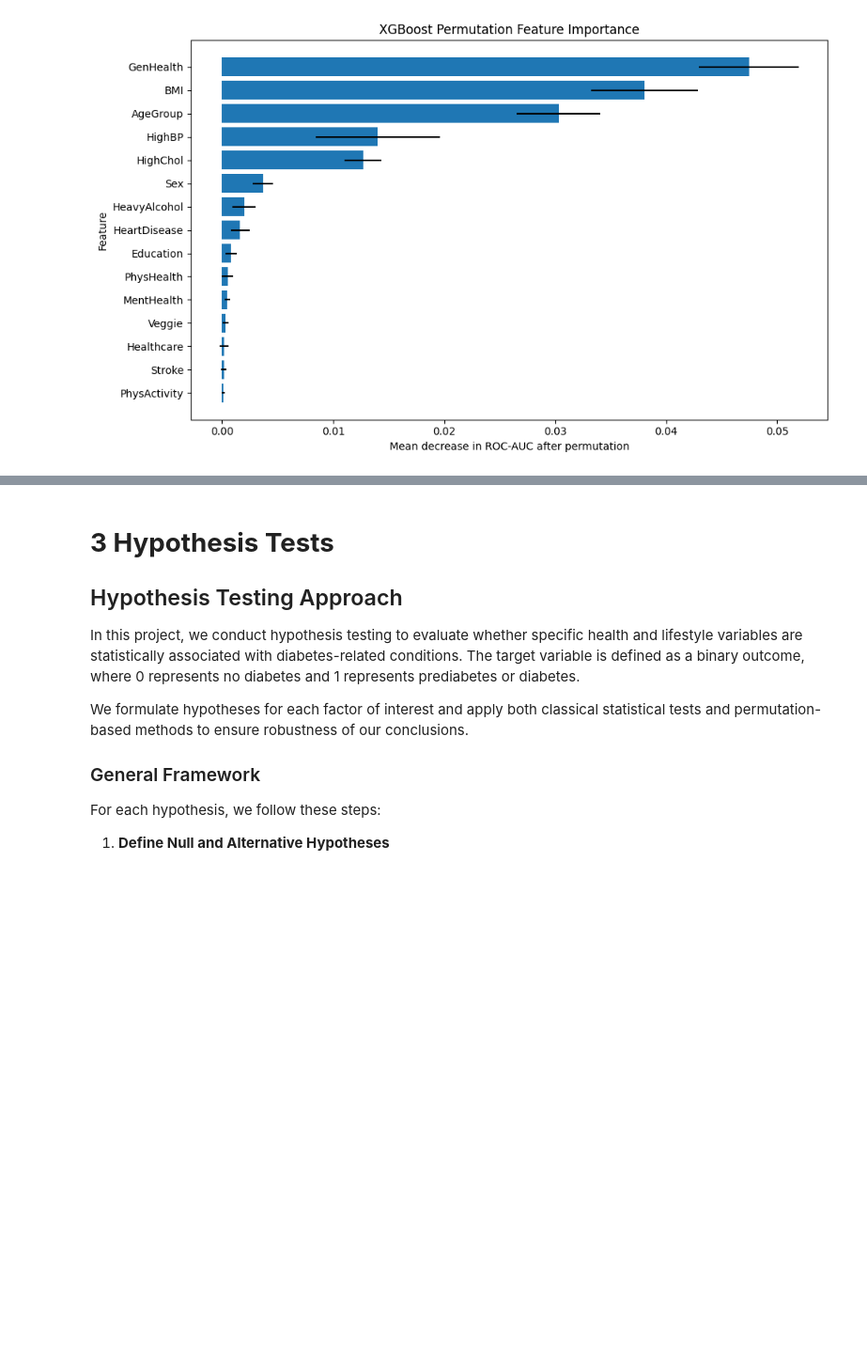
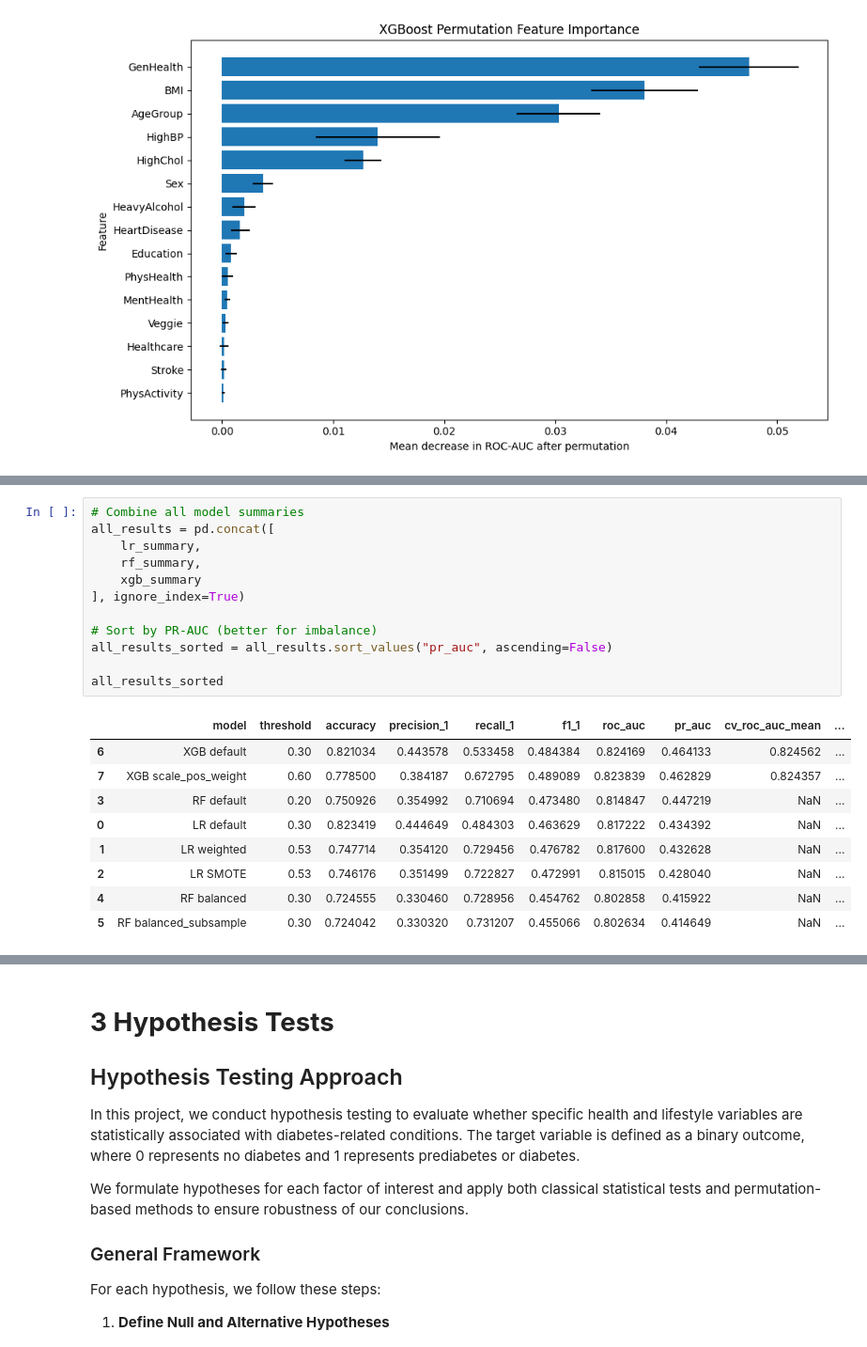
Before and after one commit to LixiJiang/CIS5450Final, a Jupyter notebook: CIS5450_Final_Project.ipynb, the cells around one changed output, grey strips where cells are left out. Shown at 94% size. Drawn from its saved outputs; the diff is of its cells as text; blank space fills up the shorter version.

```diff
--- a/CIS5450_Final_Project.ipynb
+++ b/CIS5450_Final_Project.ipynb
@@ -1450,0 +1465,22 @@ PhysActivity         0.000131        0.000136
+# %%
+# Combine all model summaries
+all_results = pd.concat([
+    lr_summary,
+    rf_summary,
+    xgb_summary
+], ignore_index=True)
+
+# Sort by PR-AUC (better for imbalance)
+all_results_sorted = all_results.sort_values("pr_auc", ascending=False)
+
+all_results_sorted
+# %% [output]
+|  | model | threshold | accuracy | precision_1 | recall_1 | f1_1 | roc_auc | pr_auc | cv_roc_auc_mean | ... |
+| 6 | XGB default | 0.30 | 0.821034 | 0.443578 | 0.533458 | 0.484384 | 0.824169 | 0.464133 | 0.824562 | ... |
+| 7 | XGB scale_pos_weight | 0.60 | 0.778500 | 0.384187 | 0.672795 | 0.489089 | 0.823839 | 0.462829 | 0.824357 | ... |
+| 3 | RF default | 0.20 | 0.750926 | 0.354992 | 0.710694 | 0.473480 | 0.814847 | 0.447219 | NaN | ... |
+| 0 | LR default | 0.30 | 0.823419 | 0.444649 | 0.484303 | 0.463629 | 0.817222 | 0.434392 | NaN | ... |
+| 1 | LR weighted | 0.53 | 0.747714 | 0.354120 | 0.729456 | 0.476782 | 0.817600 | 0.432628 | NaN | ... |
+| 2 | LR SMOTE | 0.53 | 0.746176 | 0.351499 | 0.722827 | 0.472991 | 0.815015 | 0.428040 | NaN | ... |
+| 4 | RF balanced | 0.30 | 0.724555 | 0.330460 | 0.728956 | 0.454762 | 0.802858 | 0.415922 | NaN | ... |
+| 5 | RF balanced_subsample | 0.30 | 0.724042 | 0.330320 | 0.731207 | 0.455066 | 0.802634 | 0.414649 | NaN | ... |
```
Also changed, not shown: parts of 3 cells of this notebook.
